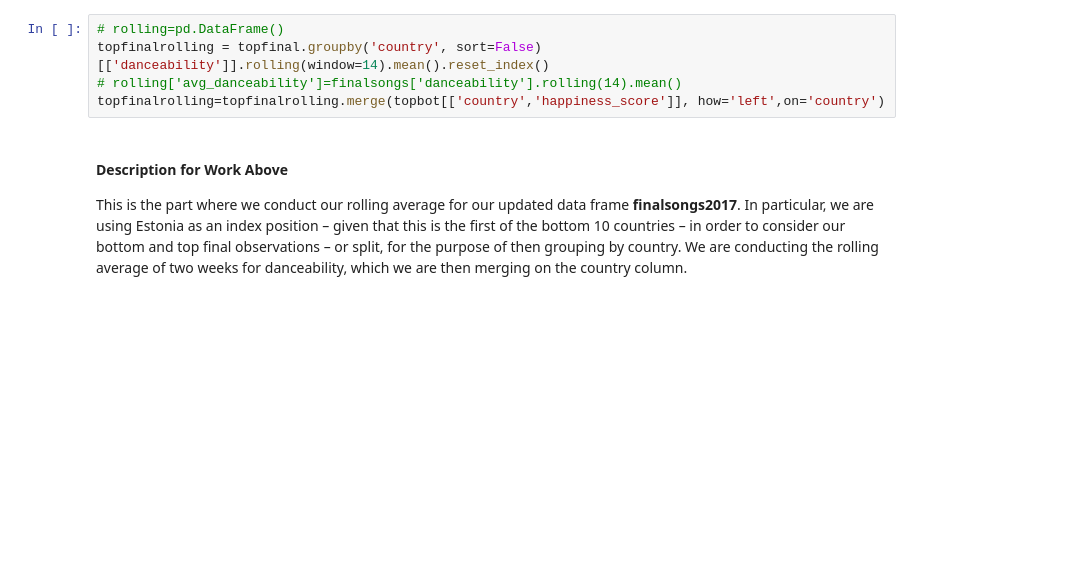
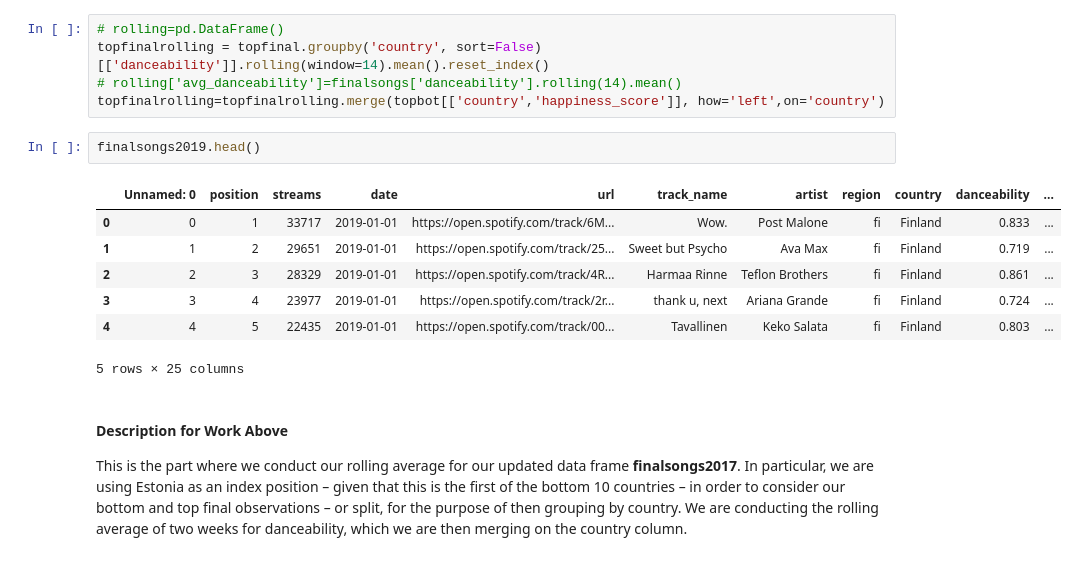
Before and after one commit to Albina-C/INFO-2950-Project, a Jupyter notebook: PROJ 2950.ipynb, the cells around one changed output. Cells and saved outputs as stored; diff of their text form; blank space fills up the shorter version.

Commit message:
Revert "Revert "Merge branch 'master' of https://github.com/Albina-C/INFO-2950-Project""
This reverts commit 001dbe3a5e2846dbf7d949ba6ebfd3d0ed08497d.

```diff
--- a/PROJ 2950.ipynb
+++ b/PROJ 2950.ipynb
@@ -679,6 +659,16 @@ botfinal=finalsongs2019[split:]
 topfinalrolling = topfinal.groupby('country', sort=False)[['danceability']].rolling(window=14).mean().reset_index()
 # rolling['avg_danceability']=finalsongs['danceability'].rolling(14).mean()
 topfinalrolling=topfinalrolling.merge(topbot[['country','happiness_score']], how='left',on='country')
+# %%
+finalsongs2019.head()
+# %% [output]
+|  | Unnamed: 0 | position | streams | date | url | track_name | artist | region | country | danceability | ... |
+| 0 | 0 | 1 | 33717 | 2019-01-01 | https://open.spotify.com/track/6M... | Wow. | Post Malone | fi | Finland | 0.833 | ... |
+| 1 | 1 | 2 | 29651 | 2019-01-01 | https://open.spotify.com/track/25... | Sweet but Psycho | Ava Max | fi | Finland | 0.719 | ... |
+| 2 | 2 | 3 | 28329 | 2019-01-01 | https://open.spotify.com/track/4R... | Harmaa Rinne | Teflon Brothers | fi | Finland | 0.861 | ... |
+| 3 | 3 | 4 | 23977 | 2019-01-01 | https://open.spotify.com/track/2r... | thank u, next | Ariana Grande | fi | Finland | 0.724 | ... |
+| 4 | 4 | 5 | 22435 | 2019-01-01 | https://open.spotify.com/track/00... | Tavallinen | Keko Salata | fi | Finland | 0.803 | ... |
+5 rows × 25 columns
 # %% [markdown]
 #### Description for Work Above
 This is the part where we conduct our rolling average for our updated data frame **finalsongs2017**. In particular, we are using Estonia as an index position – given that this is the first of the bottom 10 countries – in order to consider our bottom and top final observations – or split, for the purpose of then grouping by country. We are conducting the rolling average of two weeks for danceability, which we are then merging on the country column.
```
Also changed, not shown: parts of 46 cells of this notebook, 2 other files.
